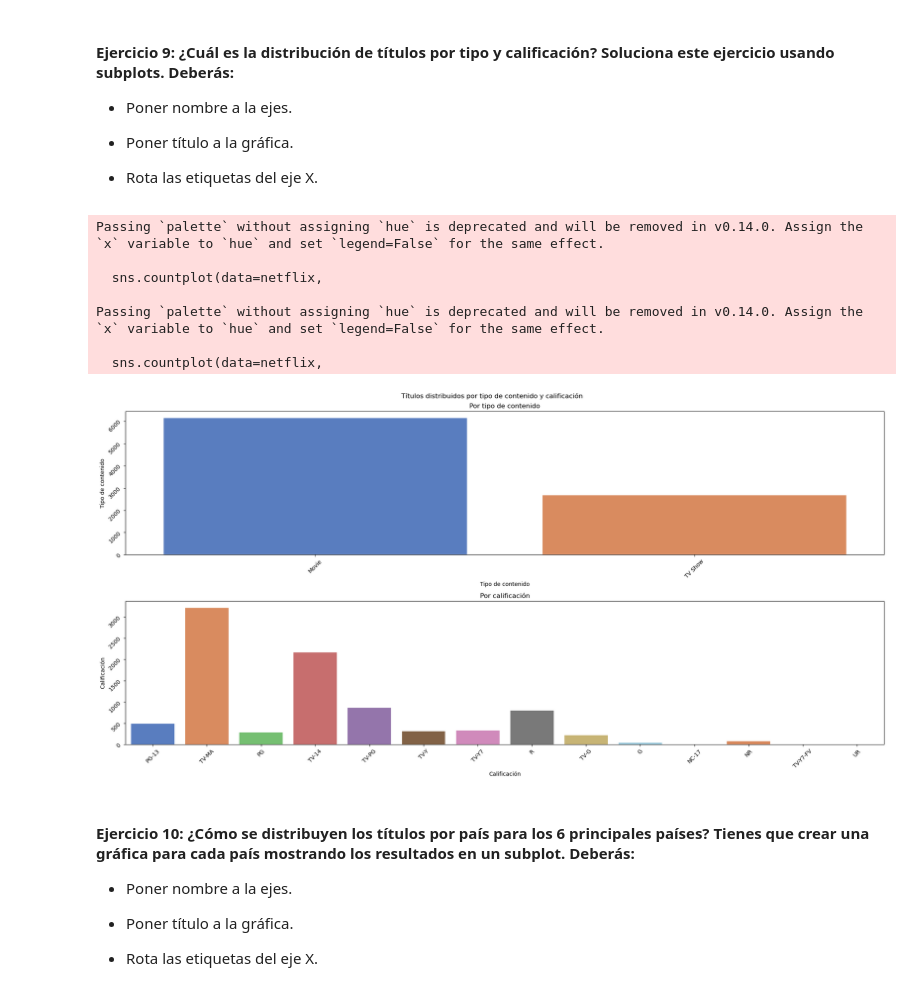
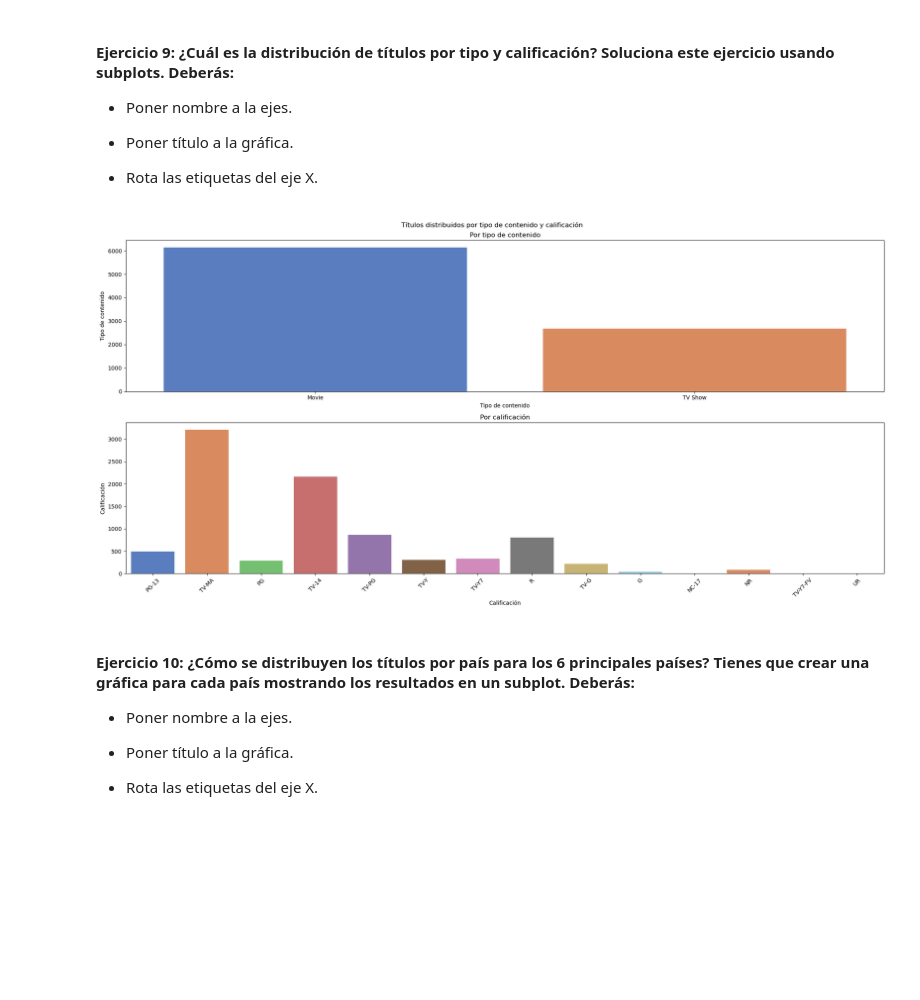
Before and after one commit to MiguelLopezVirues/modulo2_leccion4_pandas_visualizacion, a Jupyter notebook: laboratorio-modulo2-leccion04-visualizacion.ipynb, the cells around one changed output. Saved outputs shown, nothing was run; the diff lists cells and outputs as text; code cells hidden in the pictures; blank space fills up the shorter version.

```diff
--- a/laboratorio-modulo2-leccion04-visualizacion.ipynb
+++ b/laboratorio-modulo2-leccion04-visualizacion.ipynb
@@ -237,38 +222,31 @@ Passing `palette` without assigning `hue` is deprecated and will be removed in v
 # %%
 fig, ax = plt.subplots(2,1,figsize=(20,10))
 
 plt.suptitle("Títulos distribuidos por tipo de contenido y calificación")
 ax[0].set_title("Por tipo de contenido")
 sns.countplot(data=netflix,
             x="type",
             palette="muted",
             ax=ax[0])
 ax[0].set_xlabel("Tipo de contenido")
 ax[0].set_ylabel("Tipo de contenido")
-ax[0].tick_params(labelrotation=45)
+# ax[0].tick_params(axis="x",labelrotation=45) No las roto porque no es visualmente necesario
 
 
 ax[1].set_title("Por calificación")
 sns.countplot(data=netflix,
             x="rating",
             palette="muted",
             ax=ax[1])
 
 ax[1].set_xlabel("Calificación")
 ax[1].set_ylabel("Calificación")
-ax[1].tick_params(labelrotation=45)
+ax[1].tick_params(axis="x",labelrotation=45)
 
 plt.tight_layout()
 plt.show()
 # %% [output]
-Passing `palette` without assigning `hue` is deprecated and will be removed in v0.14.0. Assign the `x` variable to `hue` and set `legend=False` for the same effect.
-
-  sns.countplot(data=netflix,
-
-Passing `palette` without assigning `hue` is deprecated and will be removed in v0.14.0. Assign the `x` variable to `hue` and set `legend=False` for the same effect.
-
-  sns.countplot(data=netflix,
-[figure, old version]
+[figure, new version]
 # %% [markdown]
 #### Ejercicio 10: ¿Cómo se distribuyen los títulos por país para los 6 principales países? Tienes que crear una gráfica para cada país mostrando los resultados en un subplot. Deberás:
 
```
Also changed, not shown: parts of 16 cells of this notebook, 1 other file.
